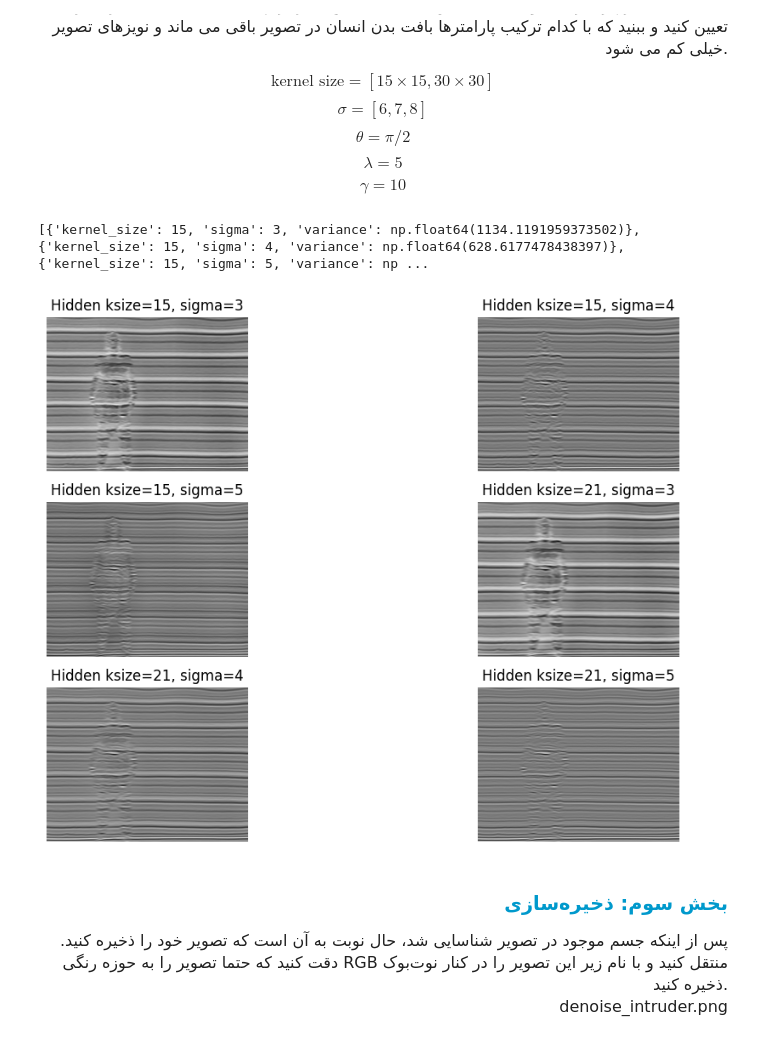
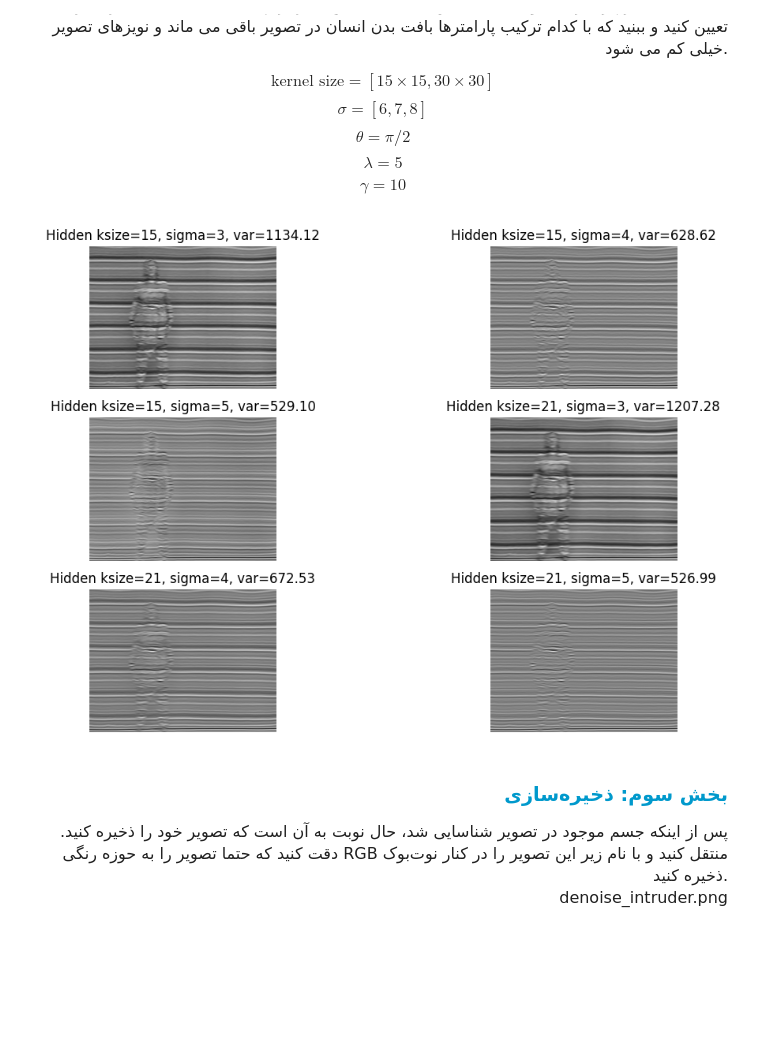
Before and after one commit to mahajialirezaei/image-processing-codes, a Jupyter notebook: Texture-Segmentation/notebook.ipynb, the cells around one changed output. Cells and saved outputs as stored; diff of their text form; code cells hidden in the pictures; blank space fills up the shorter version.

Commit message:
update algorithm for hidden img, choose max var as best texture img

```diff
--- a/Texture-Segmentation/notebook.ipynb
+++ b/Texture-Segmentation/notebook.ipynb
@@ -175,36 +174,30 @@ $$\gamma = 10$$
 # %%
 hidden_kernel_sizes = [15, 21]
 hidden_sigmas = [3, 4, 5]
 theta_h = np.pi / 2
 lambd_h = 10
 gamma_h = 0.5
-
-filtered_images_h = []
+best_var_hidden = -1
+best_img_hidden = None
 plt.figure(figsize=(12, 8))
 i = 1
 results=[]
 for ksize in hidden_kernel_sizes:
     for sigma in hidden_sigmas:
-        filtered_h = 255 - apply_gabor(img_hidden, ksize, sigma, theta_h, lambd_h, gamma_h)
-        filtered_images_h.append(filtered_h)
+        filtered_h = apply_gabor(img_hidden, ksize, sigma, theta_h, lambd_h, gamma_h)
         var = np.var(filtered_h)
-        results.append({
-            'kernel_size': ksize,
-            'sigma': sigma,
-            'variance': var
-        })
+        if var > best_var_hidden:
+            best_var_hidden = var
+            best_img_hidden = filtered_h
 
         plt.subplot(3, 2, i)
-        plt.title(f'Hidden ksize={ksize}, sigma={sigma}')
+        plt.title(f'Hidden ksize={ksize}, sigma={sigma}, var={var:.2f}')
         plt.imshow(filtered_h, cmap='gray')
         plt.axis('off')
         i += 1
-# plt.show()
-print(results)
-final_hidden = filtered_images_h[3]
+plt.show()
 # %% [output]
-[{'kernel_size': 15, 'sigma': 3, 'variance': np.float64(1134.1191959373502)}, {'kernel_size': 15, 'sigma': 4, 'variance': np.float64(628.6177478438397)}, {'kernel_size': 15, 'sigma': 5, 'variance': np ...
-[figure, old version]
+[figure, new version]
 # %% [markdown]
 <h3 align=right style="line-height:200%;font-family:vazir;color:#0099cc">
 <font face="vazir" color="#0099cc">
```
Also changed, not shown: parts of 2 cells of this notebook.
